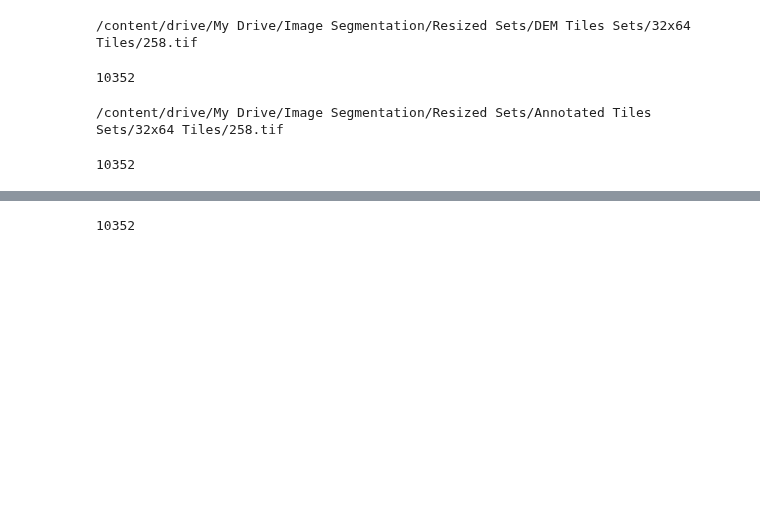
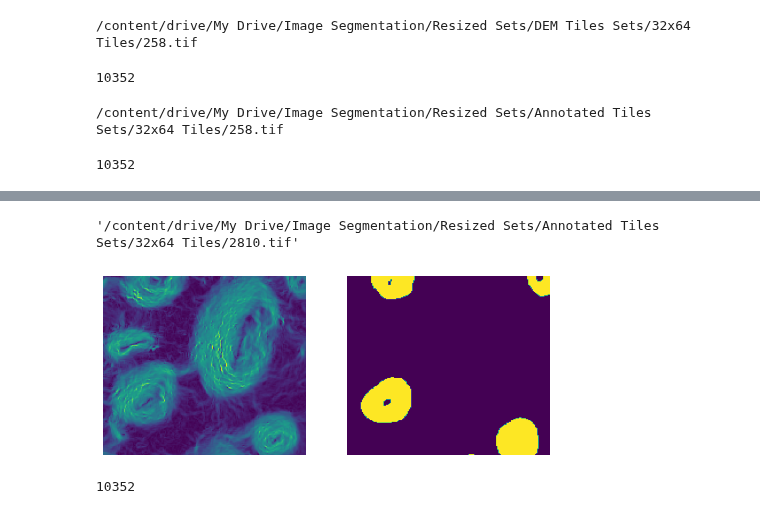
Before and after one commit to SalimFares4/Image-Segmentation, a Jupyter notebook: Code/[6]Dataset_Preparation.ipynb, the cells around one changed output, grey strips where cells are left out. Drawn from its saved outputs; the diff is of its cells as text; code cells hidden in the pictures; blank space fills up the shorter version.

```diff
--- a/Code/[6]Dataset_Preparation.ipynb
+++ b/Code/[6]Dataset_Preparation.ipynb
@@ -11,0 +39,14 @@ resized_input = Image_Segmentation_Path + "Resized Sets/"
+# %%
+# helper function for data visualization
+def visualize(df, i):
+  fig, ax = plt.subplots(1, 2, figsize=(8, 8))
+  ax[0].axis('off')
+  ax[1].axis('off')
+  """PLot DEM and its mask."""
+  with rasterio.open(df.at[i, 'Input']) as dem:
+    show(dem, ax=ax[0])
+
+  with rasterio.open(df.at[i, 'Target']) as mask:
+    show(mask, ax=ax[1])
+
+  plt.show()
@@ -56,3 +118,11 @@ df = pd.DataFrame(data)
+# %%
+df.at[5000, 'Target']
+# %% [output]
+'/content/drive/My Drive/Image Segmentation/Resized Sets/Annotated Tiles Sets/32x64 Tiles/2810.tif'
+# %%
+visualize(df, 3000)
+# %% [output]
+[figure, added]
 # %%
 from sklearn.model_selection import train_test_split
 
```
Also changed, not shown: parts of 7 cells of this notebook, 1 other file.
